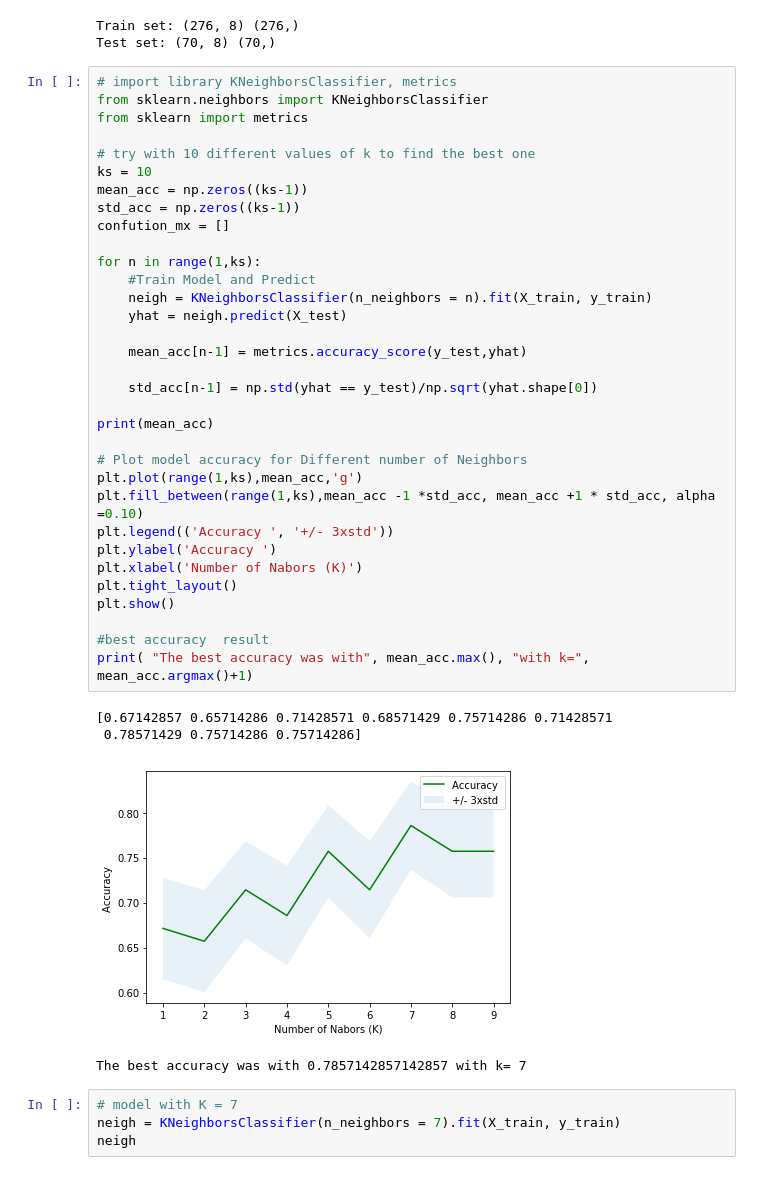
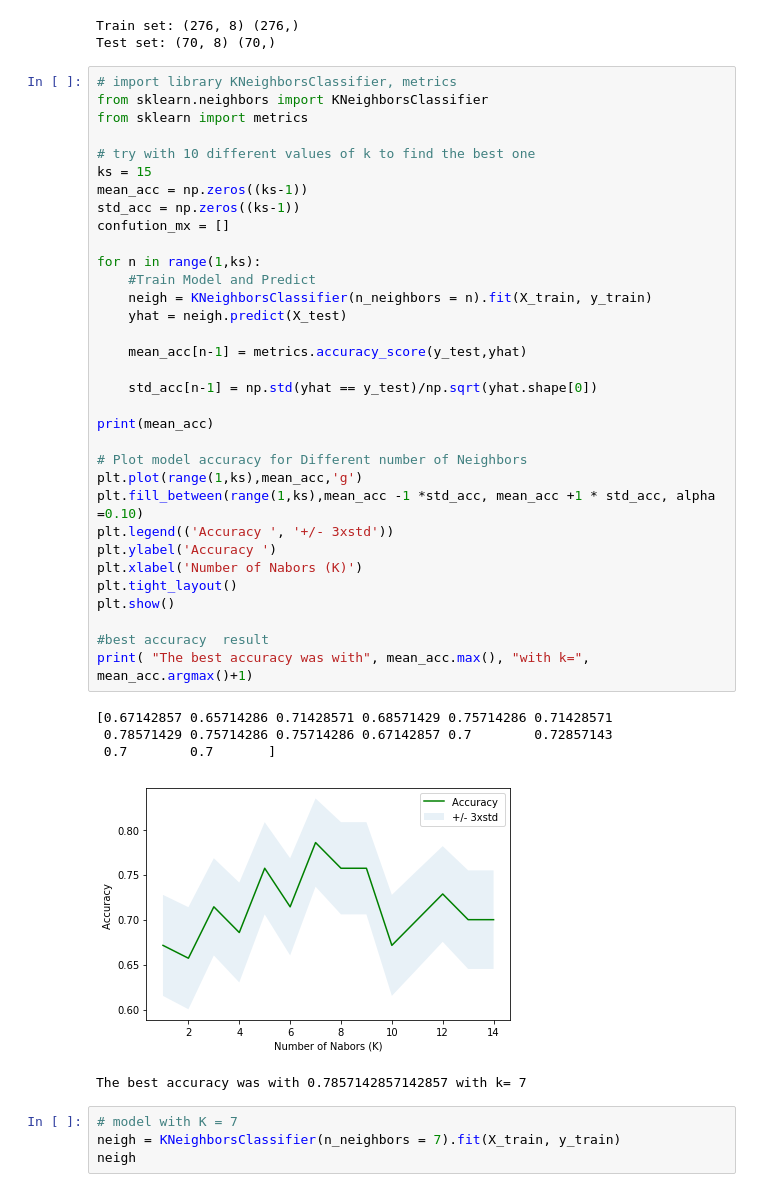
Before and after one commit to amranhossain63/Classification_with_Python, a Jupyter notebook: Machine_Learning_with_Python.ipynb, the cells around one changed output. Saved outputs shown, nothing was run; the diff lists cells and outputs as text.

```diff
--- a/Machine_Learning_with_Python.ipynb
+++ b/Machine_Learning_with_Python.ipynb
@@ -288,37 +288,38 @@ from sklearn.neighbors import KNeighborsClassifier
 from sklearn import metrics
 
 # try with 10 different values of k to find the best one
-ks = 10
+ks = 15
 mean_acc = np.zeros((ks-1))
 std_acc = np.zeros((ks-1))
 confution_mx = []
 
 for n in range(1,ks):
     #Train Model and Predict
     neigh = KNeighborsClassifier(n_neighbors = n).fit(X_train, y_train)
     yhat = neigh.predict(X_test)
 
     mean_acc[n-1] = metrics.accuracy_score(y_test,yhat)
 
     std_acc[n-1] = np.std(yhat == y_test)/np.sqrt(yhat.shape[0])
 
 print(mean_acc)
 
 # Plot model accuracy for Different number of Neighbors
 plt.plot(range(1,ks),mean_acc,'g')
 plt.fill_between(range(1,ks),mean_acc -1 *std_acc, mean_acc +1 * std_acc, alpha =0.10)
 plt.legend(('Accuracy ', '+/- 3xstd'))
 plt.ylabel('Accuracy ')
 plt.xlabel('Number of Nabors (K)')
 plt.tight_layout()
 plt.show()
 
 #best accuracy  result
 print( "The best accuracy was with", mean_acc.max(), "with k=", mean_acc.argmax()+1)
 # %% [output]
 [0.67142857 0.65714286 0.71428571 0.68571429 0.75714286 0.71428571
- 0.78571429 0.75714286 0.75714286]
+ 0.78571429 0.75714286 0.75714286 0.67142857 0.7        0.72857143
+ 0.7        0.7       ]
-[figure, old version]
+[figure, new version]
 The best accuracy was with 0.7857142857142857 with k= 7
 # %%
 # model with K = 7
```
Also changed, not shown: parts of 11 cells of this notebook.
